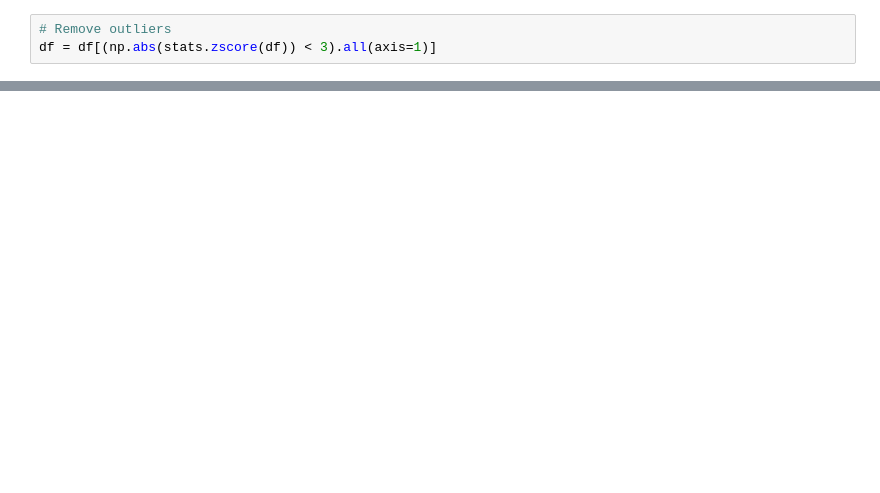
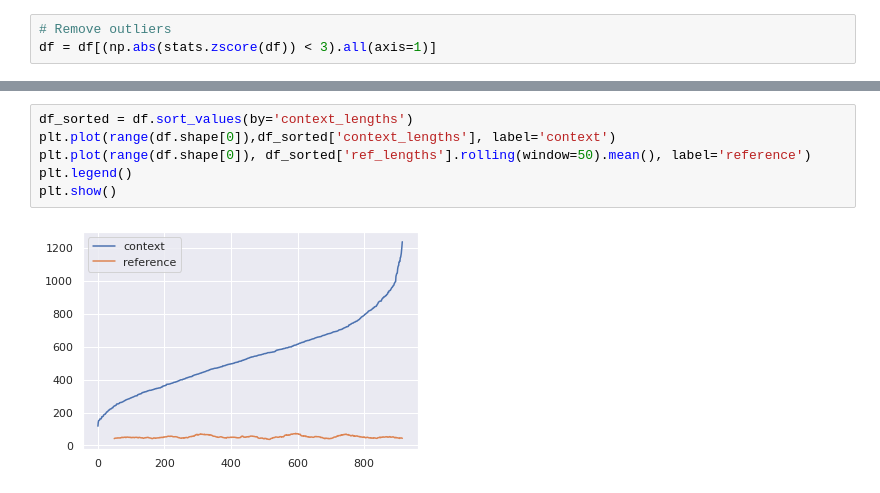
Before and after one commit to Darg-Iztech/pointer_summarizer, a Jupyter notebook: data_util/result_analyzer.ipynb, the cells around one changed output, grey strips where cells are left out. Drawn from its saved outputs; the diff is of its cells as text; blank space fills up the shorter version.

```diff
--- a/data_util/result_analyzer.ipynb
+++ b/data_util/result_analyzer.ipynb
@@ -143,0 +134,8 @@ sns.lineplot(data=df, x='summary_size', y='s_Precision', label='Precision')
+# %%
+df_sorted = df.sort_values(by='context_lengths')
+plt.plot(range(df.shape[0]),df_sorted['context_lengths'], label='context')
+plt.plot(range(df.shape[0]), df_sorted['ref_lengths'].rolling(window=50).mean(), label='reference')
+plt.legend()
+plt.show()
+# %% [output]
+[figure, added]
```
Also changed, not shown: parts of 12 cells of this notebook, 5 other files.
